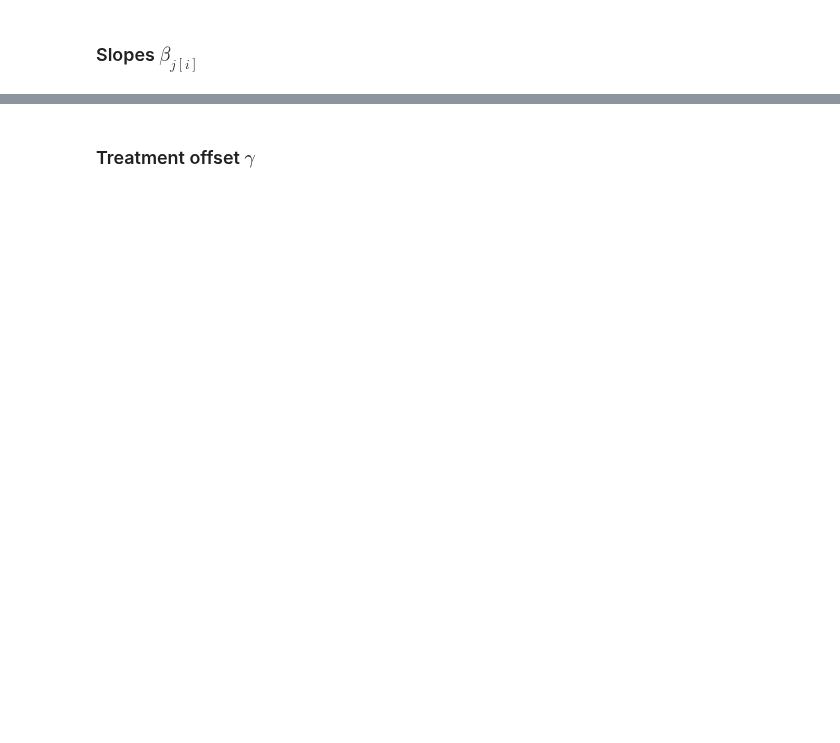
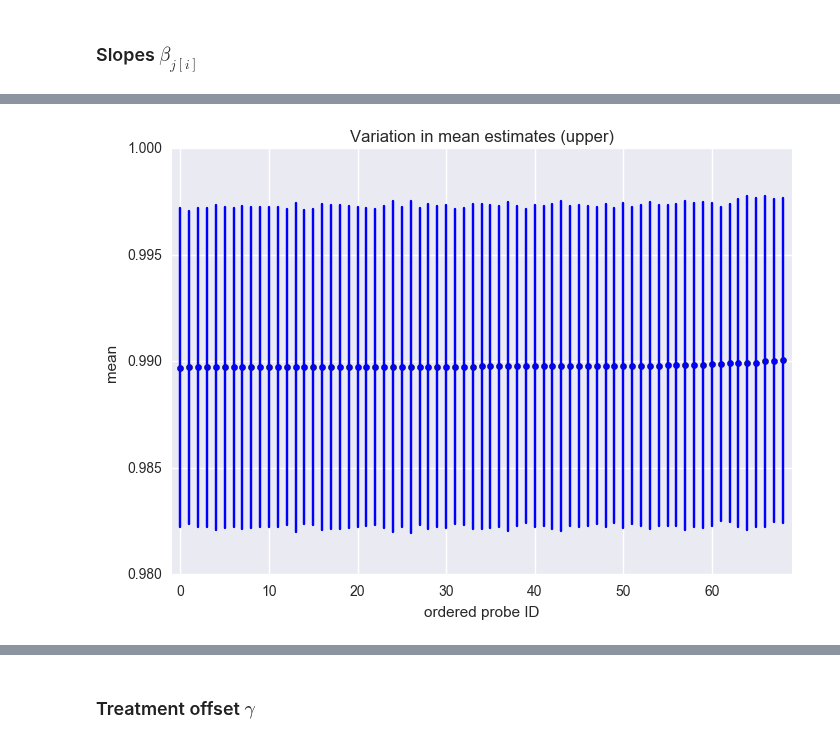
Before and after one commit to widdowquinn/SI_Holmes_etal_2017, a Jupyter notebook: 07-treatment_effects.ipynb, the cells around one changed output, grey strips where cells are left out. Cells and saved outputs as stored; diff of their text form; code cells hidden in the pictures; blank space fills up the shorter version.

```diff
--- a/07-treatment_effects.ipynb
+++ b/07-treatment_effects.ipynb
@@ -84,7 +87,7 @@ $$y \sim N(\hat{y}, \sigma^2)$$
 # %%
 # load clean, normalised, indexed data
 # data = pd.read_csv("output/normalised_array_data.tab", sep="\t")  # full dataset
-data = pd.read_csv("output/reduced_normalised_indexed_array_data.tab", sep="\t")  # reduced dataset for test
+data = pd.read_csv("output/reduced_normalised_probe_indexed_array_data.tab", sep="\t")  # reduced dataset for test
 
 # useful values
 probe_ids = data['probe'].unique()
@@ -196,5 +230,7 @@ g.set_xlabel("se(beta)");
 # %%
 # errors for intercept outliers
-tools.plot_threshold_errors(beta_estimates, beta_se, 0.975)
+tools.plot_threshold_errors(beta_estimates, beta_se, 0.9897)
+# %% [output]
+[figure, added]
 # %%
 # errors for intercept outliers
```
Also changed, not shown: parts of 14 cells of this notebook, 10 other files.
